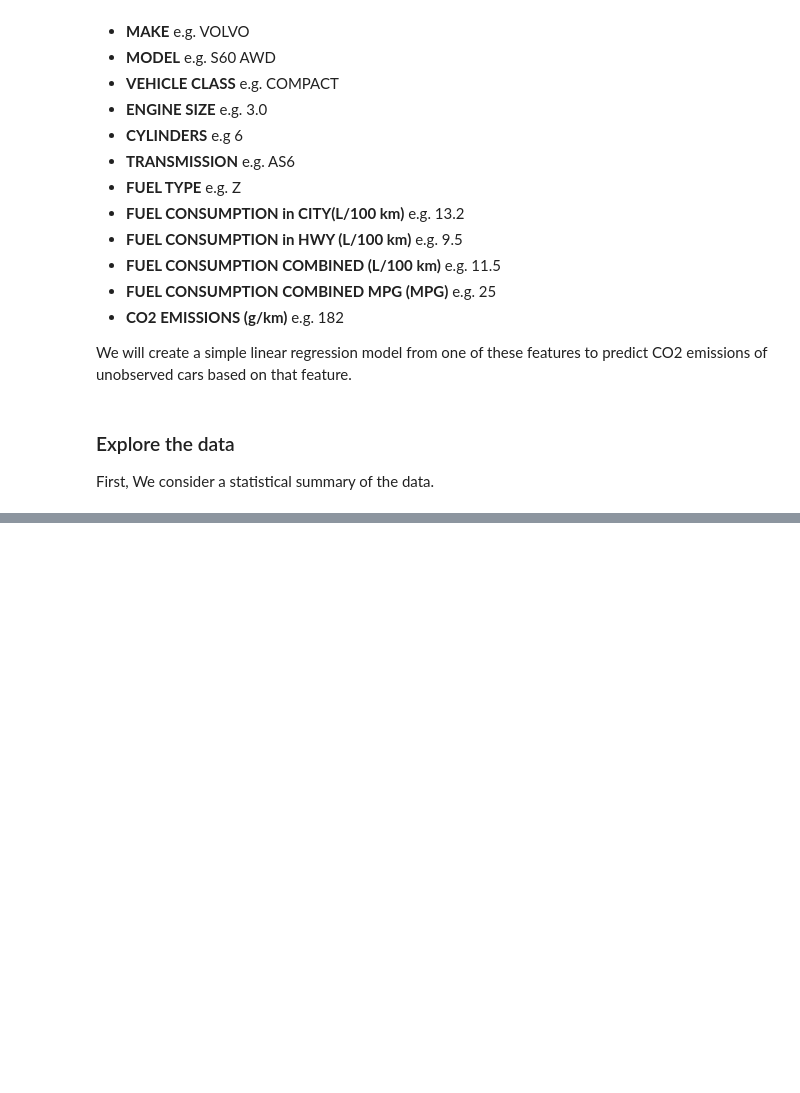
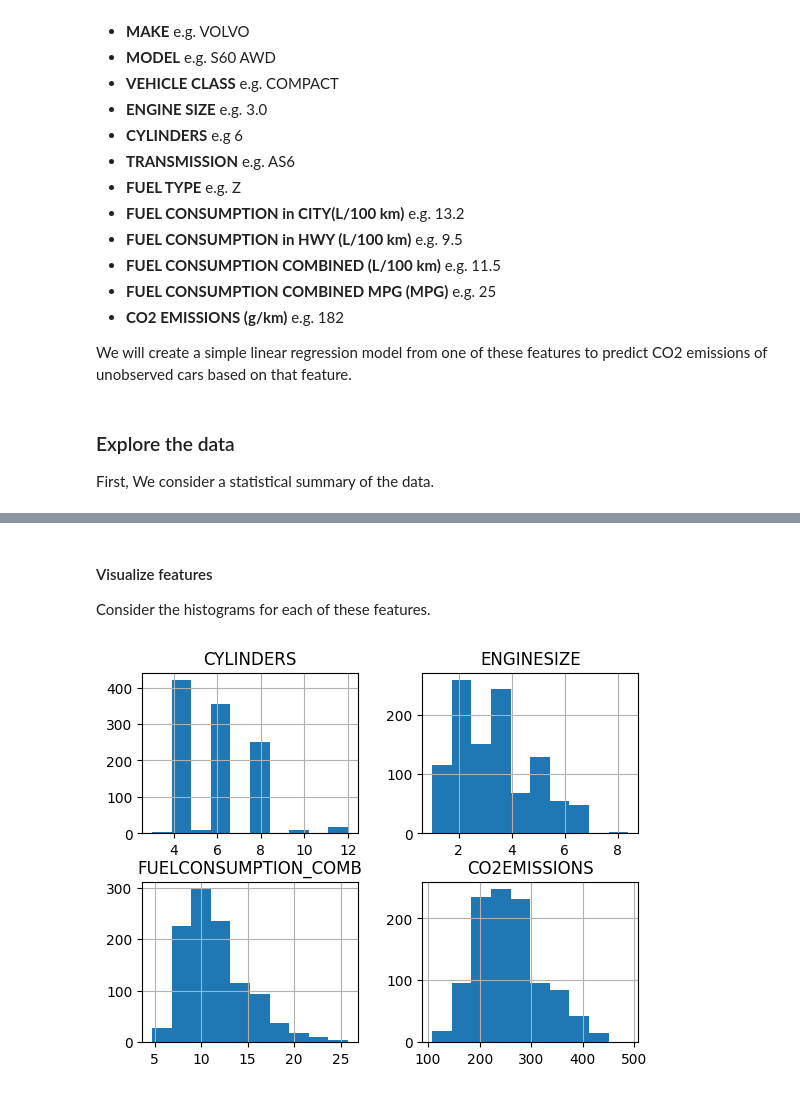
Before and after one commit to YoussefChati/CO2_Emission_ML, a Jupyter notebook: notebook.ipynb, the cells around one changed output, grey strips where cells are left out. Drawn from its saved outputs; the diff is of its cells as text; code cells hidden in the pictures; blank space fills up the shorter version.

Commit message:
Visualization

```diff
--- a/notebook.ipynb
+++ b/notebook.ipynb
@@ -59,0 +67,3 @@ df.describe()
+# %%
+cdf = df[['ENGINESIZE','CYLINDERS','FUELCONSUMPTION_COMB', 'CO2EMISSIONS']]
+cdf.sample(9)
@@ -59,0 +81,9 @@ df.describe()
+# %% [markdown]
+#### Visualize features
+Consider the histograms for each of these features.
+# %%
+vis = cdf[['CYLINDERS','ENGINESIZE','FUELCONSUMPTION_COMB','CO2EMISSIONS']]
+vis.hist()
+plt.show()
+# %% [output]
+[figure, added]
```
Also changed, not shown: parts of 3 cells of this notebook.
